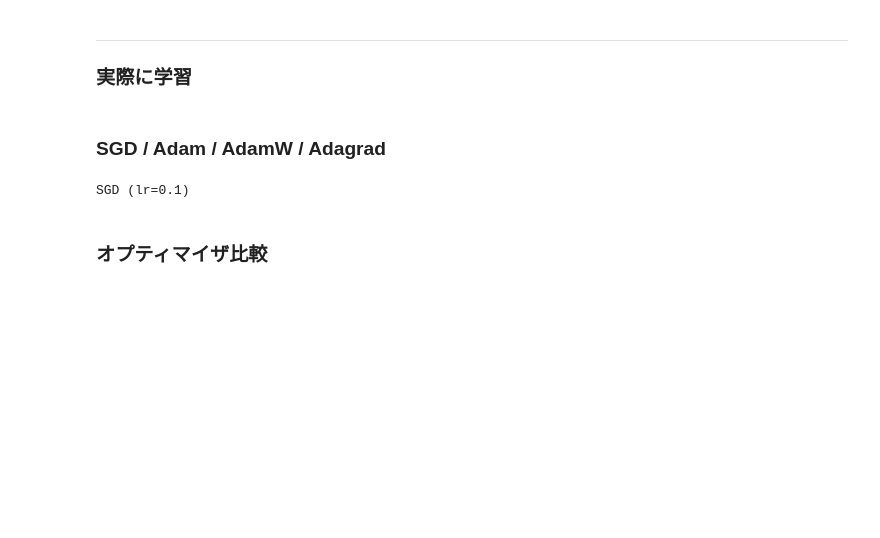
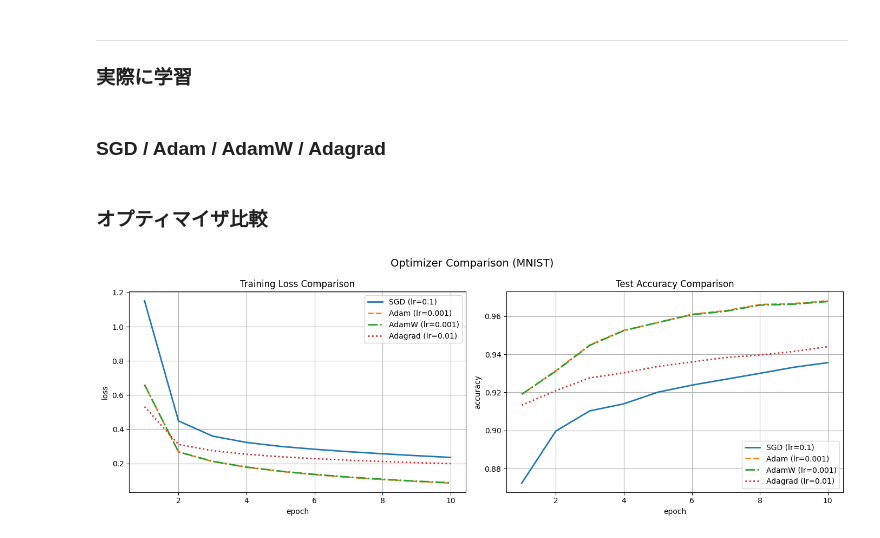
Before and after one commit to kyoropppp/2606_zero5, a Jupyter notebook: deep-learning-from-scratch-5/notebooks/06_pytorch.ipynb, the cells around one changed output. Drawn from its saved outputs; the diff is of its cells as text; code cells hidden in the pictures; blank space fills up the shorter version.

```diff
--- a/deep-learning-from-scratch-5/notebooks/06_pytorch.ipynb
+++ b/deep-learning-from-scratch-5/notebooks/06_pytorch.ipynb
@@ -998,10 +998,10 @@ class MNISTModel(nn.Module):
         return y
 
 # --- 学習関数 ---
-def train_mnist(optimizer_class, lr, epochs, seed=42):
+def train_mnist(optimizer_class, lr, epochs, seed=42, **opt_kwargs):
     torch.manual_seed(seed)
     model = MNISTModel()
-    optimizer = optimizer_class(model.parameters(), lr=lr)
+    optimizer = optimizer_class(model.parameters(), lr=lr, **opt_kwargs)
 
     train_losses = []
     test_accuracies = []
@@ -1115,45 +1115,50 @@ def display_mnist_results(model, train_losses, test_accuracies, optimizer_name,
 ### SGD / Adam / AdamW / Adagrad
 # %%
 optimizers = [
-    ('SGD',     torch.optim.SGD,     0.1),
-    ('Adam',    torch.optim.Adam,    0.001),
-    ('AdamW',   torch.optim.AdamW,   0.001),
-    ('Adagrad', torch.optim.Adagrad, 0.01),
+    ('SGD',     torch.optim.SGD,     0.1,   {}),
+    ('Adam',    torch.optim.Adam,    0.001, {'weight_decay': 0.01}),
+    ('AdamW',   torch.optim.AdamW,   0.001, {}),
+    ('Adagrad', torch.optim.Adagrad, 0.01,  {}),
 ]
 
 epochs = 10
 
 results = {}
-for name, opt_class, lr in optimizers:
-    print(f'{name} (lr={lr})')
-    model, losses, accs = train_mnist(opt_class, lr=lr, epochs=epochs)
+for name, opt_class, lr, kwargs in optimizers:
+    extra = ', '.join(f'{k}={v}' for k, v in kwargs.items())
+    label = f'{name} (lr={lr}' + (f', {extra})' if extra else ')')
+    print(label)
+    model, losses, accs = train_mnist(opt_class, lr=lr, epochs=epochs, **kwargs)
     results[name] = (model, losses, accs, lr)
     display_mnist_results(model, losses, accs, name, lr=lr, epochs=epochs)
-# %% [output]
-SGD (lr=0.1)
 # %% [markdown]
 ### オプティマイザ比較
 # %%
 # 全オプティマイザの学習曲線を重ねて比較
 fig, (ax1, ax2) = plt.subplots(1, 2, figsize=(14, 5))
 
-for name, (_, losses, accs, lr) in results.items():
+linestyles = ['-', '--', '-.', ':']
+
+for i, (name, (_, losses, accs, lr)) in enumerate(results.items()):
     epochs = len(losses)
-    ax1.plot(range(1, epochs+1), losses, label=f'{name} (lr={lr})')
-    ax2.plot(range(1, epochs+1), accs, label=f'{name} (lr={lr})')
+    ls = linestyles[i % len(linestyles)]
+    ax1.plot(range(1, epochs+1), losses, label=f'{name} (lr={lr})', linestyle=ls, linewidth=2)
+    ax2.plot(range(1, epochs+1), accs, label=f'{name} (lr={lr})', linestyle=ls, linewidth=2)
 
 ax1.set_xlabel('epoch')
 ax1.set_ylabel('loss')
 ax1.set_title('Training Loss Comparison')
 ax1.legend()
 ax1.grid()
 
 ax2.set_xlabel('epoch')
 ax2.set_ylabel('accuracy')
 ax2.set_title('Test Accuracy Comparison')
 ax2.legend()
 ax2.grid()
 
 fig.suptitle('Optimizer Comparison (MNIST)', fontsize=14)
 plt.tight_layout()
 plt.show()
+# %% [output]
+[figure, added]
```
Also changed, not shown: 1 other file.
